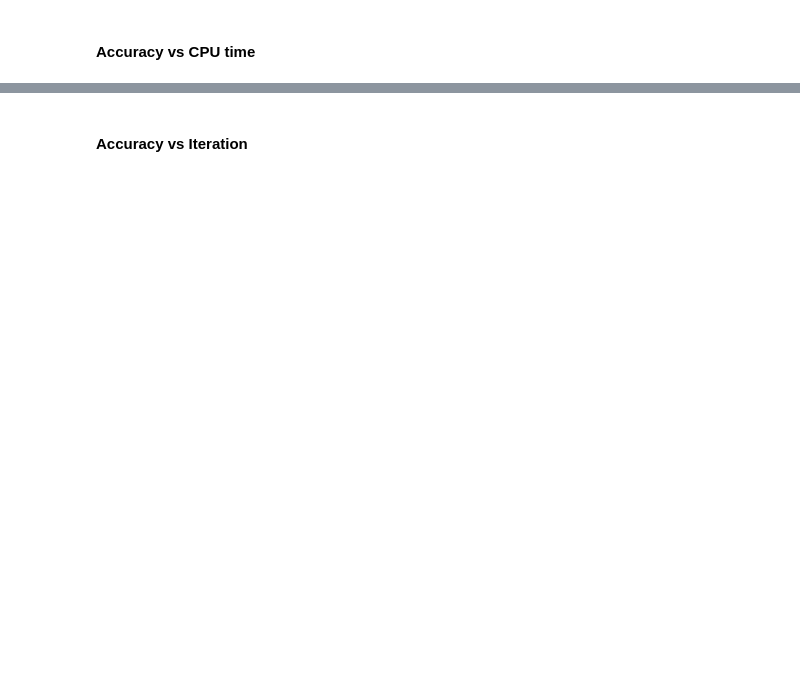
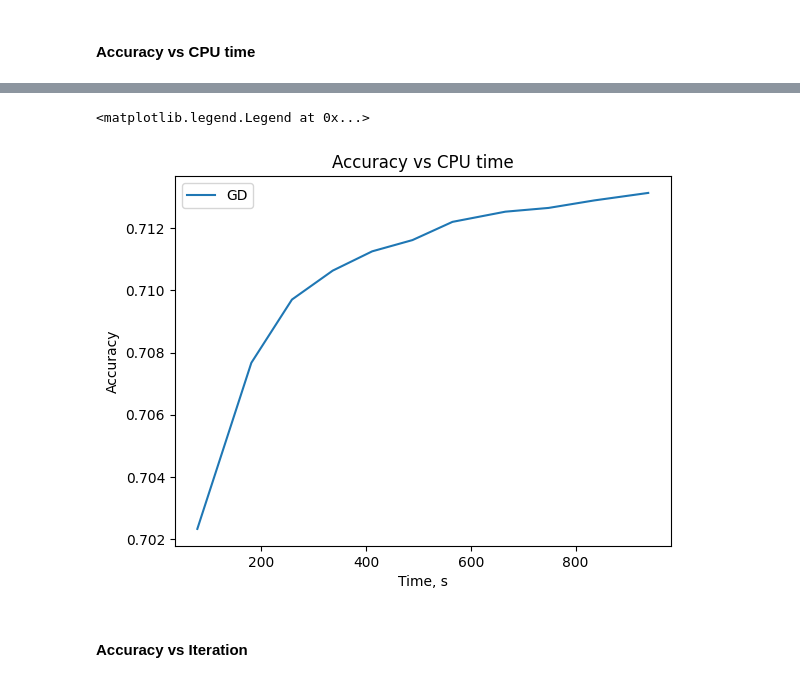
Before and after one commit to l-yunxi/optimisation-multiclass-regression, a Jupyter notebook: homework_optimization.ipynb, the cells around one changed output, grey strips where cells are left out. Drawn from its saved outputs; the diff is of its cells as text; code cells hidden in the pictures; blank space fills up the shorter version.

```diff
--- a/homework_optimization.ipynb
+++ b/homework_optimization.ipynb
@@ -447,0 +445,2 @@ Accuracy: 0.7042
+# %%
+X_GD_test1, gd_time1, gf_iter1, gd_loss1, gd_acc1 = gd_scaled(start_point, learn_rate, iterations, tol, trans_A_test)
@@ -653,3 +662,15 @@ plt.legend()
+# %%
+# GD_test
+# X_GD_test1, gd_time1, gf_iter1, gd_loss1, gd_acc1
+
+plt.plot(gd_time1, gd_acc1, label = 'GD')
+plt.xlabel('Time, s')
+plt.ylabel('Accuracy')
+plt.title('Accuracy vs CPU time')
+plt.legend()
+# %% [output]
+<matplotlib.legend.Legend at 0x...>
+[figure, added]
 # %% [markdown]
 #### Accuracy vs Iteration
 # %%
```
Also changed, not shown: parts of 39 cells of this notebook.
